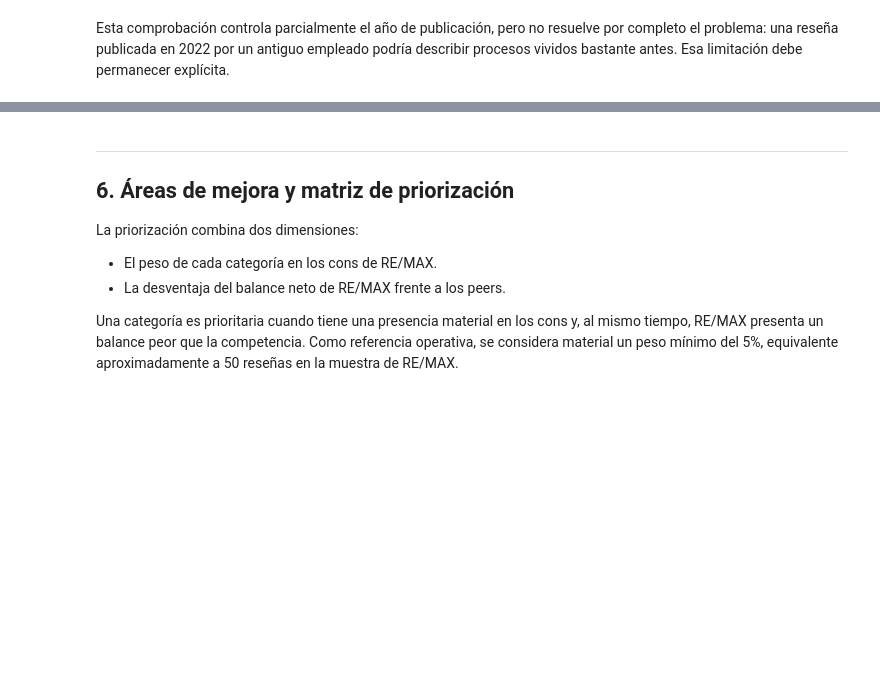
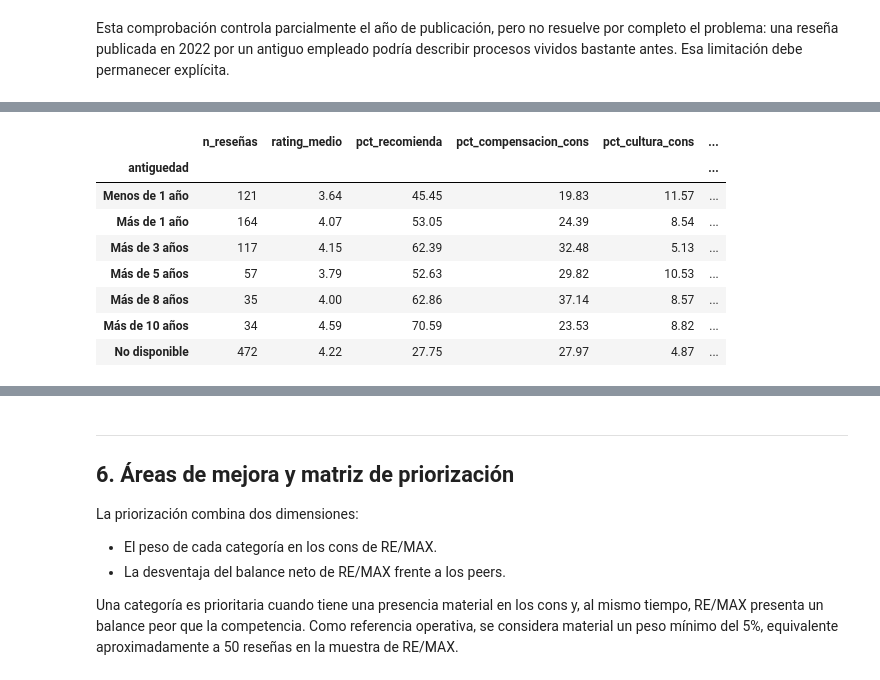
Before and after one commit to JOBdeini/remax-glassdoor-nlp-analysis, a Jupyter notebook: notebooks/analisis_remax_glassdoor.ipynb, the cells around one changed output, grey strips where cells are left out. Cells and saved outputs as stored; diff of their text form; code cells hidden in the pictures; blank space fills up the shorter version.

```diff
--- a/notebooks/analisis_remax_glassdoor.ipynb
+++ b/notebooks/analisis_remax_glassdoor.ipynb
@@ -2119,0 +2342,71 @@ Esta comprobación controla parcialmente el año de publicación, pero no resuel
+# %%
+# Rating, recomendación y temas relevantes de RE/MAX por antigüedad
+
+ORDEN_ANTIGUEDAD = [
+    'less than 1y',
+    'more than 1y',
+    'more than 3y',
+    'more than 5y',
+    'more than 8y',
+    'more than 10y',
+    'n/d',
+]
+
+ETIQUETAS_ANTIGUEDAD = {
+    'less than 1y': 'Menos de 1 año',
+    'more than 1y': 'Más de 1 año',
+    'more than 3y': 'Más de 3 años',
+    'more than 5y': 'Más de 5 años',
+    'more than 8y': 'Más de 8 años',
+    'more than 10y': 'Más de 10 años',
+    'n/d': 'No disponible',
+}
+
+resumen_antiguedad_remax = (
+    df_remax.groupby('antiguedad', observed=True)
+    .agg(
+        n_reseñas=('firm', 'size'),
+        rating_medio=('overall_rating', 'mean'),
+        pct_recomienda=(
+            'recomienda',
+            lambda s: s.eq('Sí').mean() * 100,
+        ),
+    )
+    .reindex(ORDEN_ANTIGUEDAD)
+)
+
+for categoria, nombre_columna in {
+    COMPENSACION: 'pct_compensacion_cons',
+    CULTURA: 'pct_cultura_cons',
+    FORMACION: 'pct_formacion_cons',
+}.items():
+    resumen_antiguedad_remax[nombre_columna] = (
+        df_remax.assign(
+            menciona_categoria=df_remax['categoria_cons'].eq(categoria)
+        )
+        .groupby('antiguedad', observed=True)['menciona_categoria']
+        .mean()
+        .reindex(ORDEN_ANTIGUEDAD)
+        * 100
+    )
+
+resumen_antiguedad_remax = resumen_antiguedad_remax.rename(
+    index=ETIQUETAS_ANTIGUEDAD
+)
+
+display(resumen_antiguedad_remax.round(2))
+
+resumen_antiguedad_remax.to_csv(
+    OUTPUTS_DIR / 'analisis_antiguedad_remax.csv',
+    encoding='utf-8-sig',
+)
+# %% [output]
+|  | n_reseñas | rating_medio | pct_recomienda | pct_compensacion_cons | pct_cultura_cons | ... |
+| antiguedad |  |  |  |  |  | ... |
+| Menos de 1 año | 121 | 3.64 | 45.45 | 19.83 | 11.57 | ... |
+| Más de 1 año | 164 | 4.07 | 53.05 | 24.39 | 8.54 | ... |
+| Más de 3 años | 117 | 4.15 | 62.39 | 32.48 | 5.13 | ... |
+| Más de 5 años | 57 | 3.79 | 52.63 | 29.82 | 10.53 | ... |
+| Más de 8 años | 35 | 4.00 | 62.86 | 37.14 | 8.57 | ... |
+| Más de 10 años | 34 | 4.59 | 70.59 | 23.53 | 8.82 | ... |
+| No disponible | 472 | 4.22 | 27.75 | 27.97 | 4.87 | ... |
```
Also changed, not shown: parts of 18 cells of this notebook, 9 other files.
